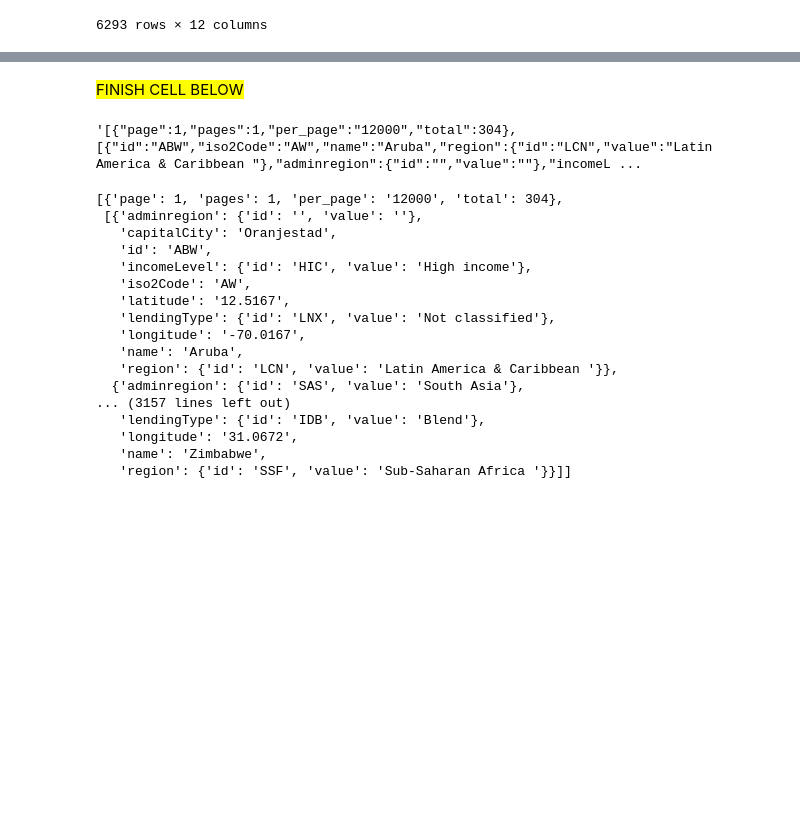
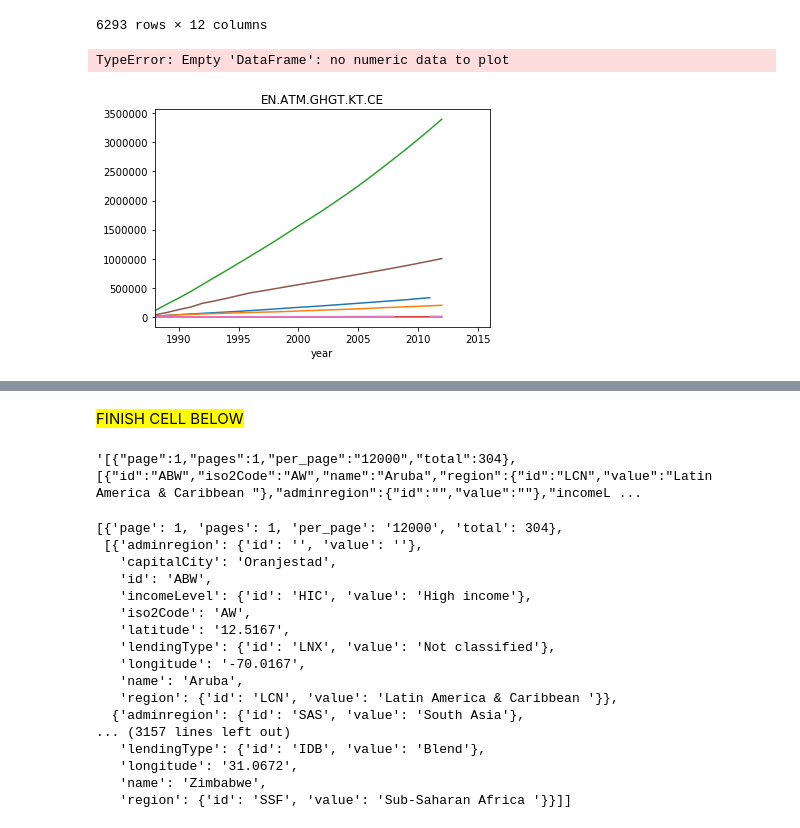
Before and after one commit to l2late/epa1333, a Jupyter notebook: EPA1333_FinalAssignment.ipynb, the cells around one changed output, grey strips where cells are left out. Drawn from its saved outputs; the diff is of its cells as text; code cells hidden in the pictures; blank space fills up the shorter version.

Commit message:
plotting cumsum of indicator for all countries

```diff
--- a/EPA1333_FinalAssignment.ipynb
+++ b/EPA1333_FinalAssignment.ipynb
@@ -259,3 +262,13 @@ df
 |  | 2015 | NaN | NaN | 1.607238e+10 | NaN | NaN | ... |
 |  | 2016 | NaN | NaN | 1.628921e+10 | NaN | NaN | ... |
 6293 rows × 12 columns
+# %%
+# plotting cumsums but has error with NaNs
+for indicator in df.columns:
+    plt.figure()
+    plt.title(indicator)
+    for country in df.index.levels[0][:10]:
+        df.loc[country][indicator].cumsum().plot()
+# %% [output]
+TypeError: Empty 'DataFrame': no numeric data to plot
+[figure, added]
```
Also changed, not shown: parts of 3 cells of this notebook.
